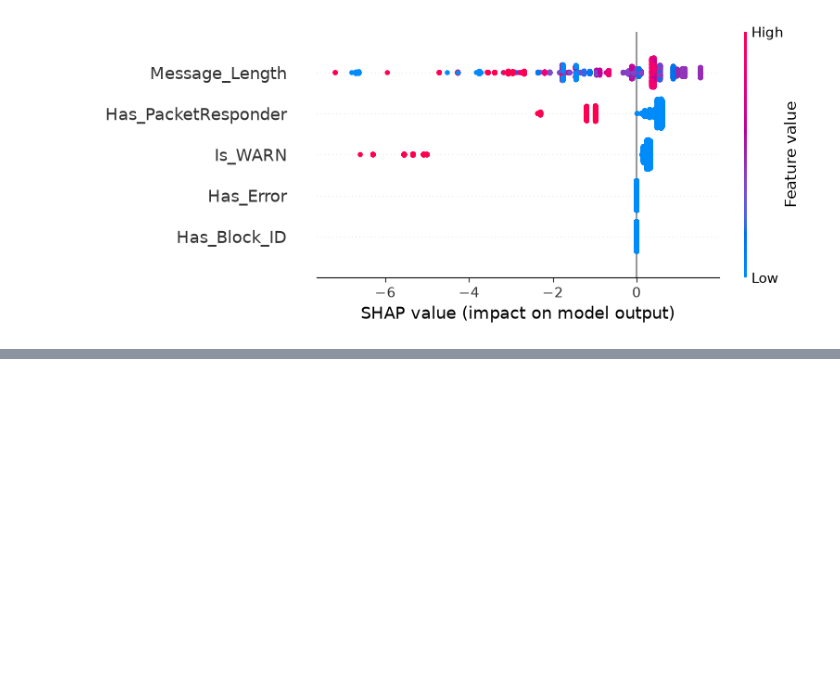
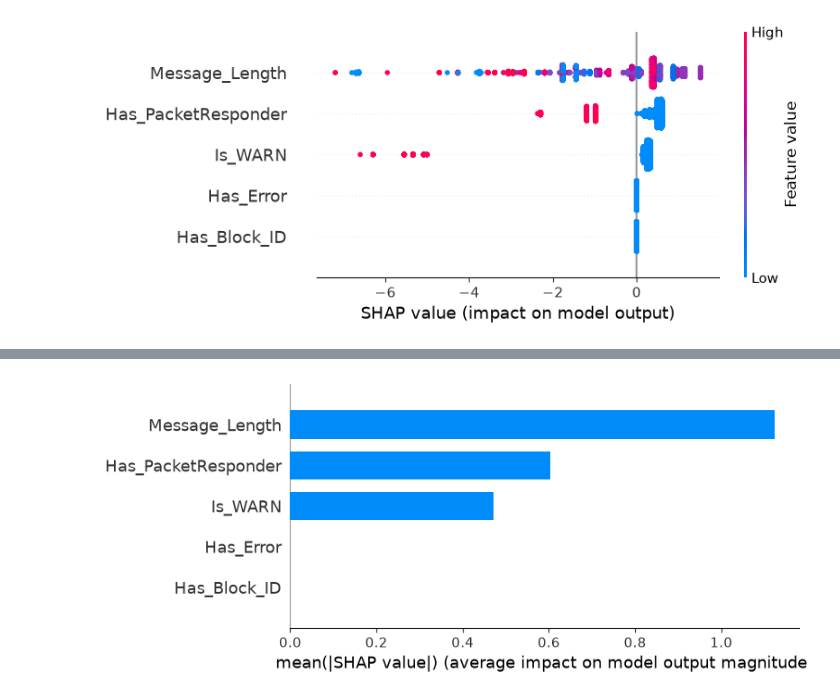
Before and after one commit to Jajitha2810/Explainable-Log-Anomaly-Detection, a Jupyter notebook: notebooks/06_shap_explainability.ipynb, the cells around one changed output, grey strips where cells are left out. Cells and saved outputs as stored; diff of their text form; code cells hidden in the pictures; blank space fills up the shorter version.

```diff
--- a/notebooks/06_shap_explainability.ipynb
+++ b/notebooks/06_shap_explainability.ipynb
@@ -126,0 +139,8 @@ shap.summary_plot(shap_values, X)
+# %%
+shap.summary_plot(
+    shap_values,
+    X,
+    plot_type="bar"
+)
+# %% [output]
+[figure, added]
```
Also changed, not shown: parts of 2 cells of this notebook, 2 other files.
